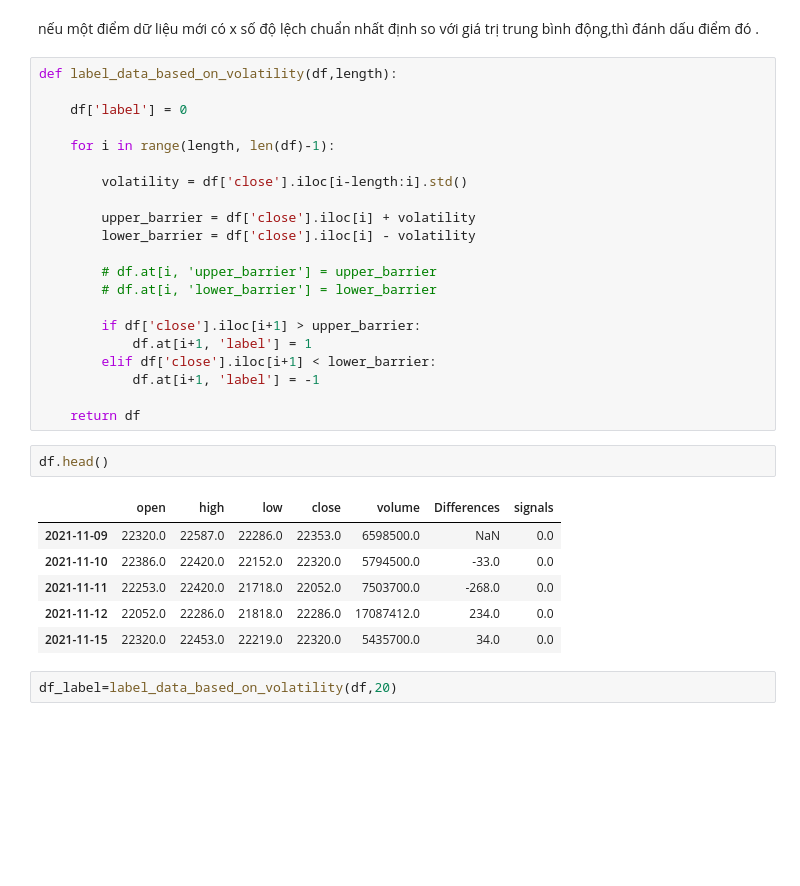
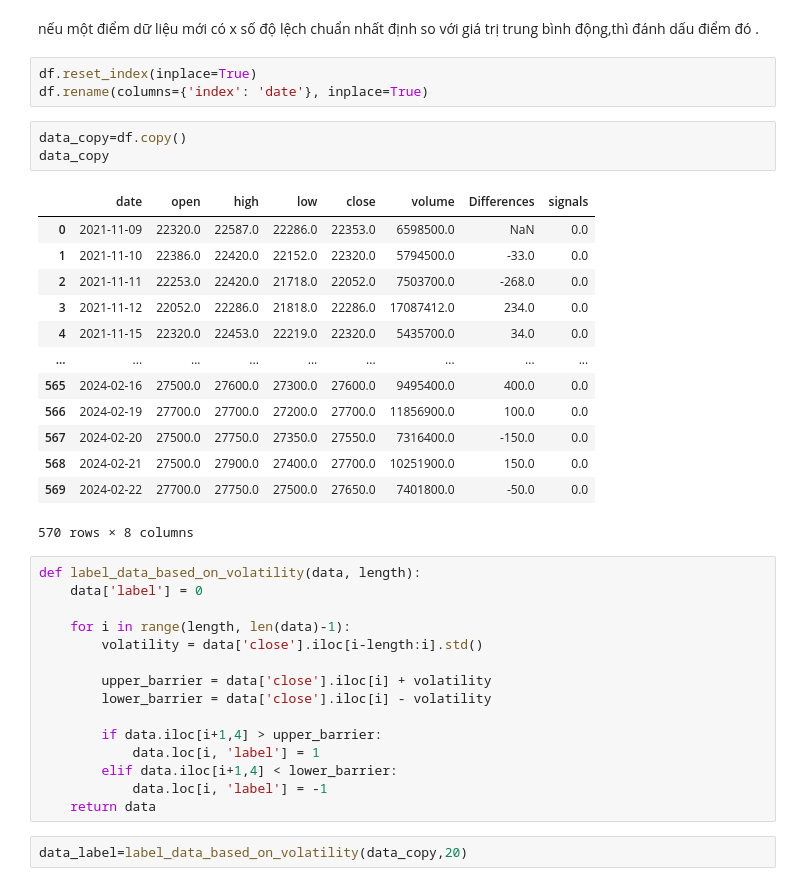
Before and after one commit to dtvn-training/2024-dn-python-stockprediction, a Jupyter notebook: Backend/prediction/predict.ipynb, the cells around one changed output. Drawn from its saved outputs; the diff is of its cells as text; blank space fills up the shorter version.

```diff
--- a/Backend/prediction/predict.ipynb
+++ b/Backend/prediction/predict.ipynb
@@ -327,35 +344,40 @@ plt.show()
 [figure]
 # %% [markdown]
  nếu một điểm dữ liệu mới có x số độ lệch chuẩn nhất định so với giá trị trung bình động,thì đánh dấu điểm đó .
+# %%
+df.reset_index(inplace=True)
+df.rename(columns={'index': 'date'}, inplace=True)
+# %%
+data_copy=df.copy()
+data_copy
+# %% [output]
+|  | date | open | high | low | close | volume | Differences | signals |
+| 0 | 2021-11-09 | 22320.0 | 22587.0 | 22286.0 | 22353.0 | 6598500.0 | NaN | 0.0 |
+| 1 | 2021-11-10 | 22386.0 | 22420.0 | 22152.0 | 22320.0 | 5794500.0 | -33.0 | 0.0 |
+| 2 | 2021-11-11 | 22253.0 | 22420.0 | 21718.0 | 22052.0 | 7503700.0 | -268.0 | 0.0 |
+| 3 | 2021-11-12 | 22052.0 | 22286.0 | 21818.0 | 22286.0 | 17087412.0 | 234.0 | 0.0 |
+| 4 | 2021-11-15 | 22320.0 | 22453.0 | 22219.0 | 22320.0 | 5435700.0 | 34.0 | 0.0 |
+| ... | ... | ... | ... | ... | ... | ... | ... | ... |
+| 565 | 2024-02-16 | 27500.0 | 27600.0 | 27300.0 | 27600.0 | 9495400.0 | 400.0 | 0.0 |
+| 566 | 2024-02-19 | 27700.0 | 27700.0 | 27200.0 | 27700.0 | 11856900.0 | 100.0 | 0.0 |
+| 567 | 2024-02-20 | 27500.0 | 27750.0 | 27350.0 | 27550.0 | 7316400.0 | -150.0 | 0.0 |
+| 568 | 2024-02-21 | 27500.0 | 27900.0 | 27400.0 | 27700.0 | 10251900.0 | 150.0 | 0.0 |
+| 569 | 2024-02-22 | 27700.0 | 27750.0 | 27500.0 | 27650.0 | 7401800.0 | -50.0 | 0.0 |
+570 rows × 8 columns
 # %%
-def label_data_based_on_volatility(df,length):
+def label_data_based_on_volatility(data, length):
+    data['label'] = 0
 
-    df['label'] = 0
+    for i in range(length, len(data)-1):
+        volatility = data['close'].iloc[i-length:i].std()
 
-    for i in range(length, len(df)-1):
+        upper_barrier = data['close'].iloc[i] + volatility
+        lower_barrier = data['close'].iloc[i] - volatility
 
-        volatility = df['close'].iloc[i-length:i].std()
-
-        upper_barrier = df['close'].iloc[i] + volatility
-        lower_barrier = df['close'].iloc[i] - volatility
-
-        # df.at[i, 'upper_barrier'] = upper_barrier
-        # df.at[i, 'lower_barrier'] = lower_barrier
-
-        if df['close'].iloc[i+1] > upper_barrier:
-            df.at[i+1, 'label'] = 1
-        elif df['close'].iloc[i+1] < lower_barrier:
-            df.at[i+1, 'label'] = -1
-
-    return df
+        if data.iloc[i+1,4] > upper_barrier:
+            data.loc[i, 'label'] = 1
+        elif data.iloc[i+1,4] < lower_barrier:
+            data.loc[i, 'label'] = -1
+    return data
-# %%
-df.head()
-# %% [output]
-|  | open | high | low | close | volume | Differences | signals |
-| 2021-11-09 | 22320.0 | 22587.0 | 22286.0 | 22353.0 | 6598500.0 | NaN | 0.0 |
-| 2021-11-10 | 22386.0 | 22420.0 | 22152.0 | 22320.0 | 5794500.0 | -33.0 | 0.0 |
-| 2021-11-11 | 22253.0 | 22420.0 | 21718.0 | 22052.0 | 7503700.0 | -268.0 | 0.0 |
-| 2021-11-12 | 22052.0 | 22286.0 | 21818.0 | 22286.0 | 17087412.0 | 234.0 | 0.0 |
-| 2021-11-15 | 22320.0 | 22453.0 | 22219.0 | 22320.0 | 5435700.0 | 34.0 | 0.0 |
 # %%
-df_label=label_data_based_on_volatility(df,20)
+data_label=label_data_based_on_volatility(data_copy,20)
```
Also changed, not shown: parts of 13 cells of this notebook.
